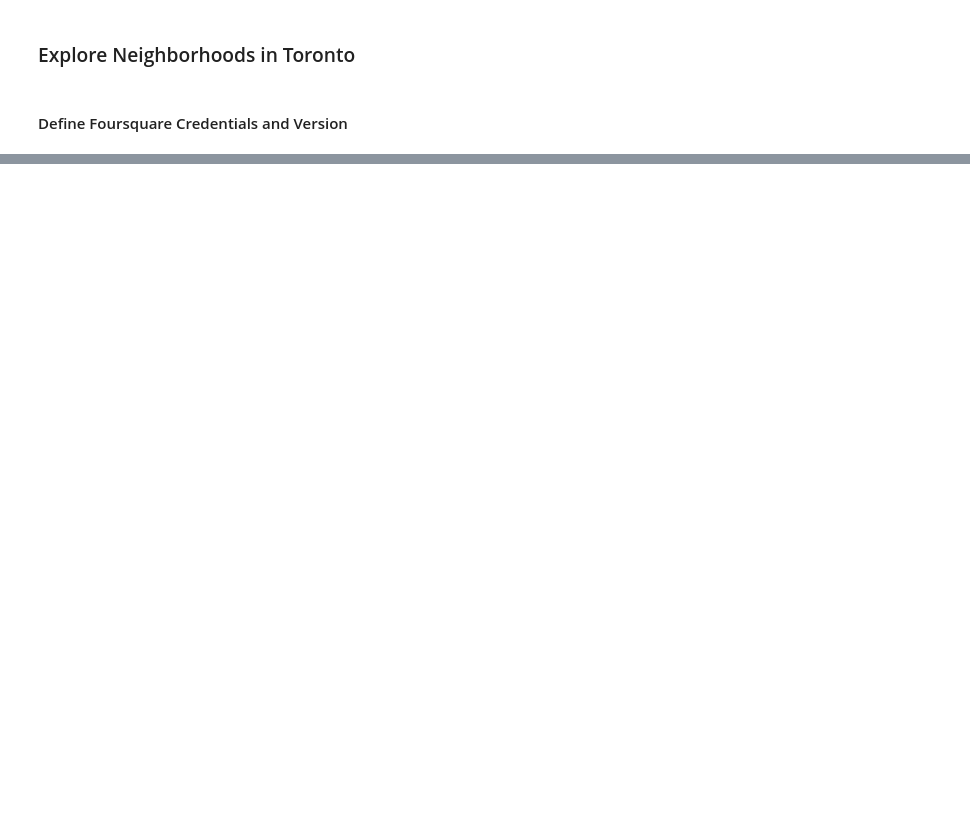
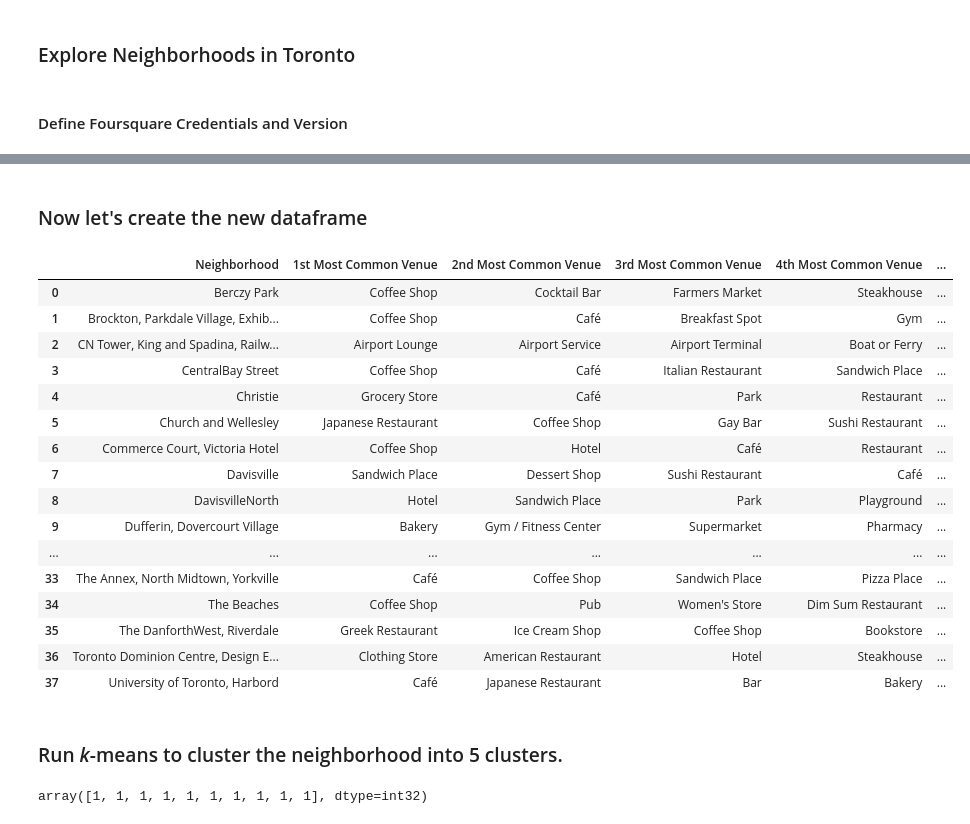
Before and after one commit to alidastgheib/coursera-capstone-project, a Jupyter notebook: Assignment of week 3 - part 3.ipynb, the cells around one changed output, grey strips where cells are left out. Drawn from its saved outputs; the diff is of its cells as text; code cells hidden in the pictures; blank space fills up the shorter version.

```diff
--- a/Assignment of week 3 - part 3.ipynb
+++ b/Assignment of week 3 - part 3.ipynb
@@ -308,0 +436,62 @@ def getNearbyVenues(names, latitudes, longitudes, radius=500):
+# %%
+def return_most_common_venues(row, num_top_venues):
+    row_categories = row.iloc[1:]
+    row_categories_sorted = row_categories.sort_values(ascending=False)
+
+    return row_categories_sorted.index.values[0:num_top_venues]
+# %% [markdown]
+### Now let's create the new dataframe
+# %%
+num_top_venues = 10
+
+indicators = ['st', 'nd', 'rd']
+
+# create columns according to number of top venues
+columns = ['Neighborhood']
+for ind in np.arange(num_top_venues):
+    try:
+        columns.append('{}{} Most Common Venue'.format(ind+1, indicators[ind]))
+    except:
+        columns.append('{}th Most Common Venue'.format(ind+1))
+
+# create a new dataframe
+neighborhoods_venues_sorted = pd.DataFrame(columns=columns)
+neighborhoods_venues_sorted['Neighborhood'] = toronto_grouped['Neighborhood']
+
+for ind in np.arange(toronto_grouped.shape[0]):
+    neighborhoods_venues_sorted.iloc[ind, 1:] = return_most_common_venues(toronto_grouped.iloc[ind, :], num_top_venues)
+
+neighborhoods_venues_sorted
+# %% [output]
+|  | Neighborhood | 1st Most Common Venue | 2nd Most Common Venue | 3rd Most Common Venue | 4th Most Common Venue | ... |
+| 0 | Berczy Park | Coffee Shop | Cocktail Bar | Farmers Market | Steakhouse | ... |
+| 1 | Brockton, Parkdale Village, Exhib... | Coffee Shop | Café | Breakfast Spot | Gym | ... |
+| 2 | CN Tower, King and Spadina, Railw... | Airport Lounge | Airport Service | Airport Terminal | Boat or Ferry | ... |
+| 3 | CentralBay Street | Coffee Shop | Café | Italian Restaurant | Sandwich Place | ... |
+| 4 | Christie | Grocery Store | Café | Park | Restaurant | ... |
+| 5 | Church and Wellesley | Japanese Restaurant | Coffee Shop | Gay Bar | Sushi Restaurant | ... |
+| 6 | Commerce Court, Victoria Hotel | Coffee Shop | Hotel | Café | Restaurant | ... |
+| 7 | Davisville | Sandwich Place | Dessert Shop | Sushi Restaurant | Café | ... |
+| 8 | DavisvilleNorth | Hotel | Sandwich Place | Park | Playground | ... |
+| 9 | Dufferin, Dovercourt Village | Bakery | Gym / Fitness Center | Supermarket | Pharmacy | ... |
+| ... | ... | ... | ... | ... | ... | ... |
+| 33 | The Annex, North Midtown, Yorkville | Café | Coffee Shop | Sandwich Place | Pizza Place | ... |
+| 34 | The Beaches | Coffee Shop | Pub | Women's Store | Dim Sum Restaurant | ... |
+| 35 | The DanforthWest, Riverdale | Greek Restaurant | Ice Cream Shop | Coffee Shop | Bookstore | ... |
+| 36 | Toronto Dominion Centre, Design E... | Clothing Store | American Restaurant | Hotel | Steakhouse | ... |
+| 37 | University of Toronto, Harbord | Café | Japanese Restaurant | Bar | Bakery | ... |
+# %% [markdown]
+### Run *k*-means to cluster the neighborhood into 5 clusters.
+# %%
+# set number of clusters
+kclusters = 5
+
+toronto_grouped_clustering = toronto_grouped.drop('Neighborhood', 1)
+
+# run k-means clustering
+kmeans = KMeans(n_clusters=kclusters, random_state=0).fit(toronto_grouped_clustering)
+
+# check cluster labels generated for each row in the dataframe
+kmeans.labels_[0:10]
+# %% [output]
+array([1, 1, 1, 1, 1, 1, 1, 1, 1, 1], dtype=int32)
```
Also changed, not shown: parts of 37 cells of this notebook.
